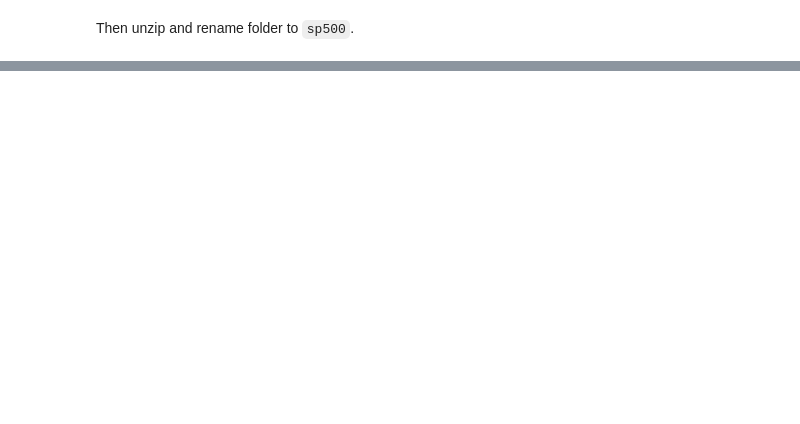
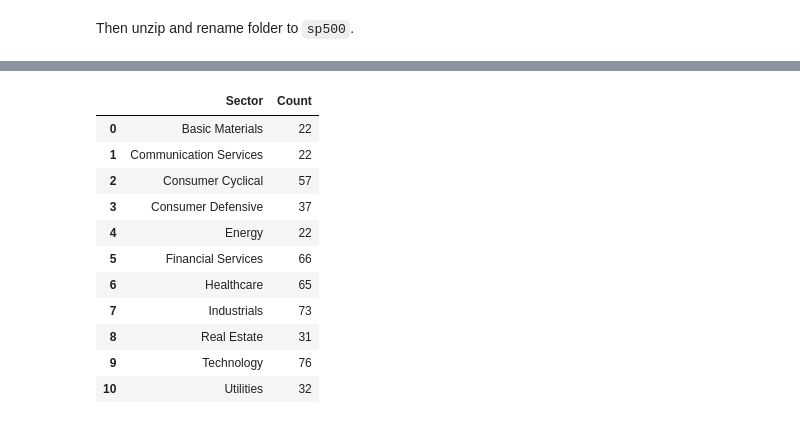
Before and after one commit to NikolaySimakov/Fama-French-models, a Jupyter notebook: main.ipynb, the cells around one changed output, grey strips where cells are left out. Drawn from its saved outputs; the diff is of its cells as text; code cells hidden in the pictures; blank space fills up the shorter version.

```diff
--- a/main.ipynb
+++ b/main.ipynb
@@ -34,0 +65,20 @@ from models import FamaFrench3Factor, FamaFrench5Factor, Carhart
+# %%
+companies_in_sectors_count = companies_df.groupby('Sector').agg('count')['Symbol']
+companies_in_sectors_count = companies_in_sectors_count.reset_index()
+companies_in_sectors_count = companies_in_sectors_count.rename(columns={
+	'Symbol': 'Count'
+})
+companies_in_sectors_count
+# %% [output]
+|  | Sector | Count |
+| 0 | Basic Materials | 22 |
+| 1 | Communication Services | 22 |
+| 2 | Consumer Cyclical | 57 |
+| 3 | Consumer Defensive | 37 |
+| 4 | Energy | 22 |
+| 5 | Financial Services | 66 |
+| 6 | Healthcare | 65 |
+| 7 | Industrials | 73 |
+| 8 | Real Estate | 31 |
+| 9 | Technology | 76 |
+| 10 | Utilities | 32 |
```
Also changed, not shown: parts of 9 cells of this notebook.
